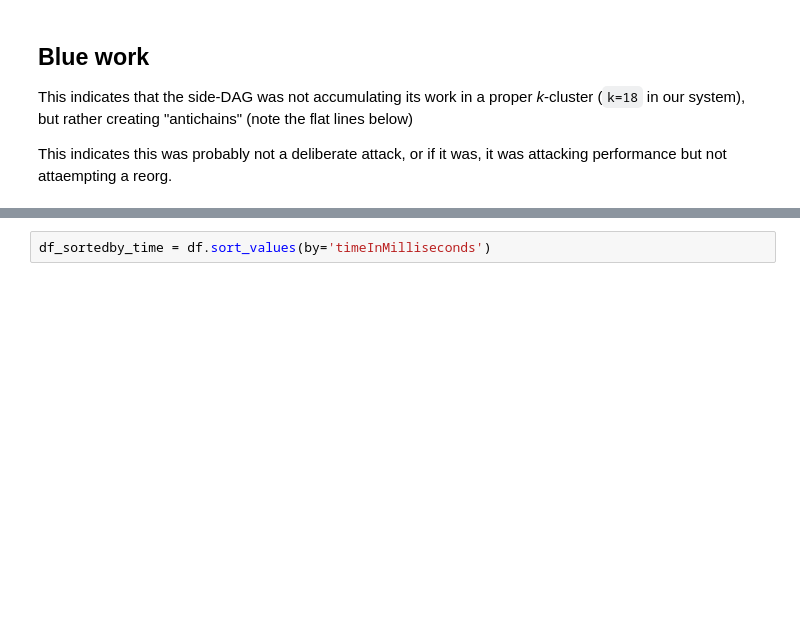
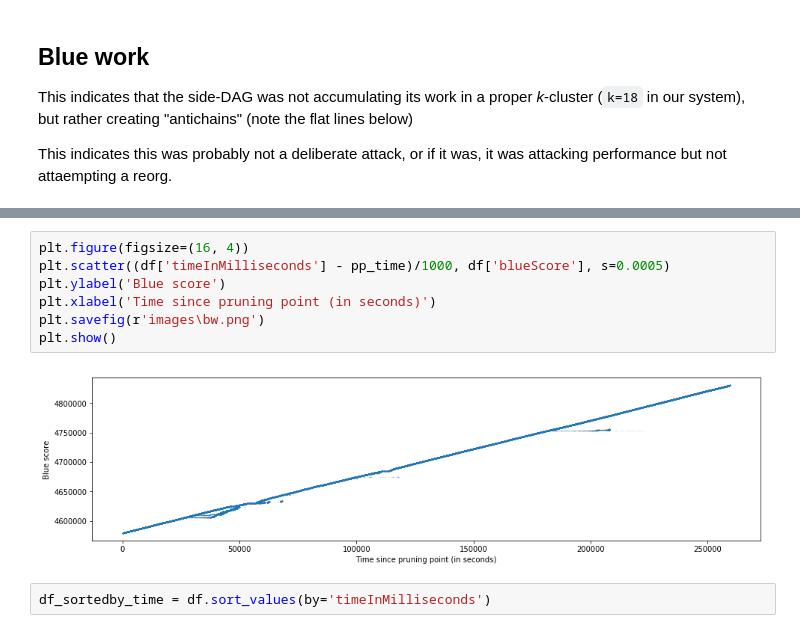
Before and after one commit to kaspagang/kaspad-py-explorer, a Jupyter notebook: src/network_creaks.ipynb, the cells around one changed output, grey strips where cells are left out. Cells and saved outputs as stored; diff of their text form; blank space fills up the shorter version.

```diff
--- a/src/network_creaks.ipynb
+++ b/src/network_creaks.ipynb
@@ -83,3 +115,12 @@ plt.show()
+# %%
+plt.figure(figsize=(16, 4))
+plt.scatter((df['timeInMilliseconds'] - pp_time)/1000, df['blueScore'], s=0.0005)
+plt.ylabel('Blue score')
+plt.xlabel('Time since pruning point (in seconds)')
+plt.savefig(r'images\bw.png')
+plt.show()
+# %% [output]
+[figure, added]
 # %%
 df_sortedby_time = df.sort_values(by='timeInMilliseconds')
 # %% [markdown]
```
Also changed, not shown: parts of 19 cells of this notebook, 15 other files.
